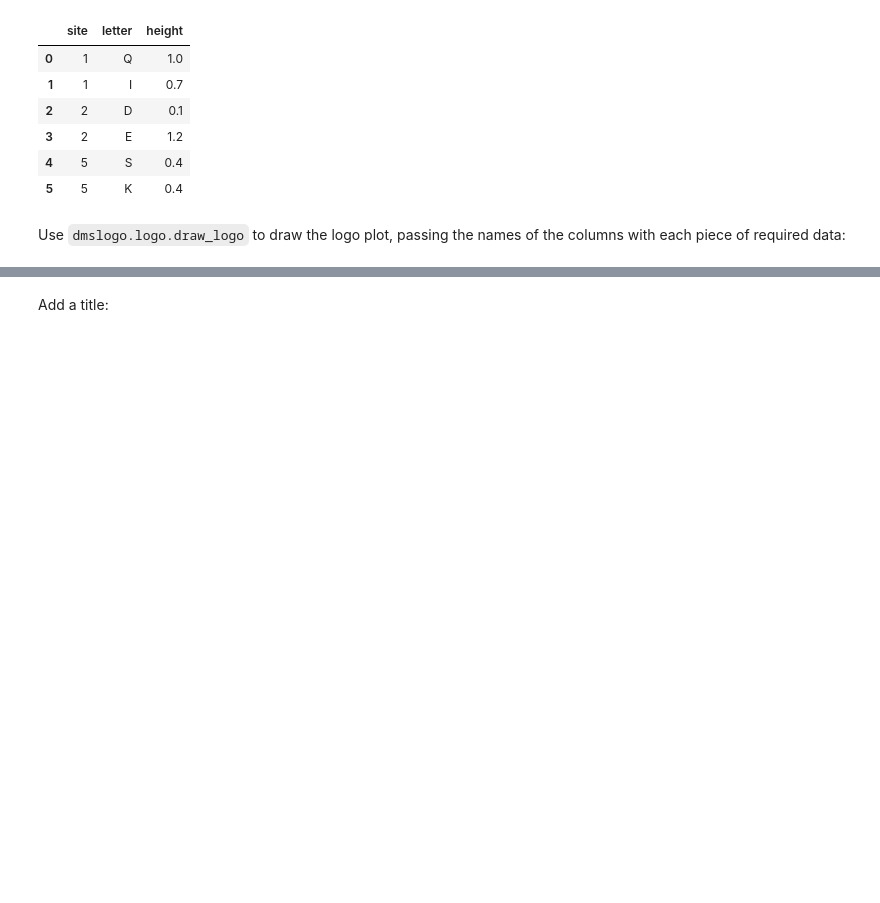
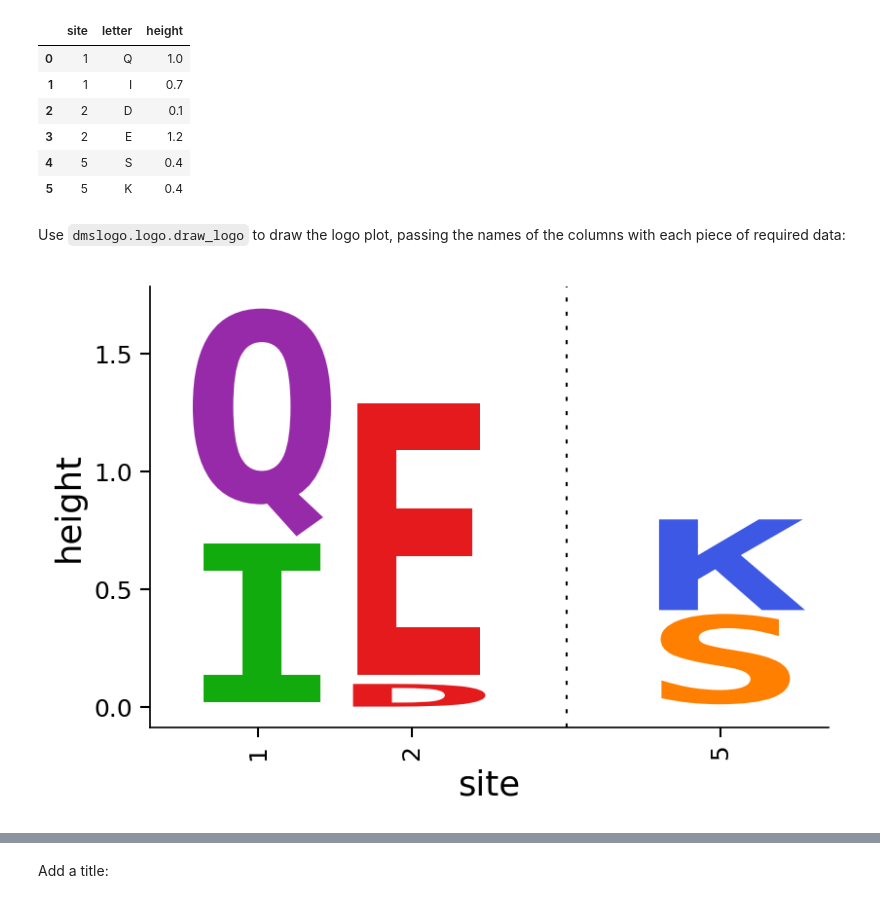
Before and after one commit to jbloomlab/dmslogo, a Jupyter notebook: examples_full.ipynb, the cells around one changed output, grey strips where cells are left out. Drawn from its saved outputs; the diff is of its cells as text; code cells hidden in the pictures; blank space fills up the shorter version.

```diff
--- a/examples_full.ipynb
+++ b/examples_full.ipynb
@@ -62,6 +70,16 @@ data
 # %% [markdown]
 Use `dmslogo.logo.draw_logo` to draw the logo plot, passing
 the names of the columns with each piece of required data:
+# %%
+fig = plt.figure(dpi=150)
+fig, ax = dmslogo.draw_logo(data=data,
+                            x_col='site',
+                            letter_col='letter',
+                            letter_height_col='height',
+                            letterpad=0,
+                            ax=fig.gca())
+# %% [output]
+[figure, added]
 # %%
 fig, ax = dmslogo.draw_logo(data=data,
                             x_col='site',
```
Also changed, not shown: parts of 16 cells of this notebook, 1 other file.
